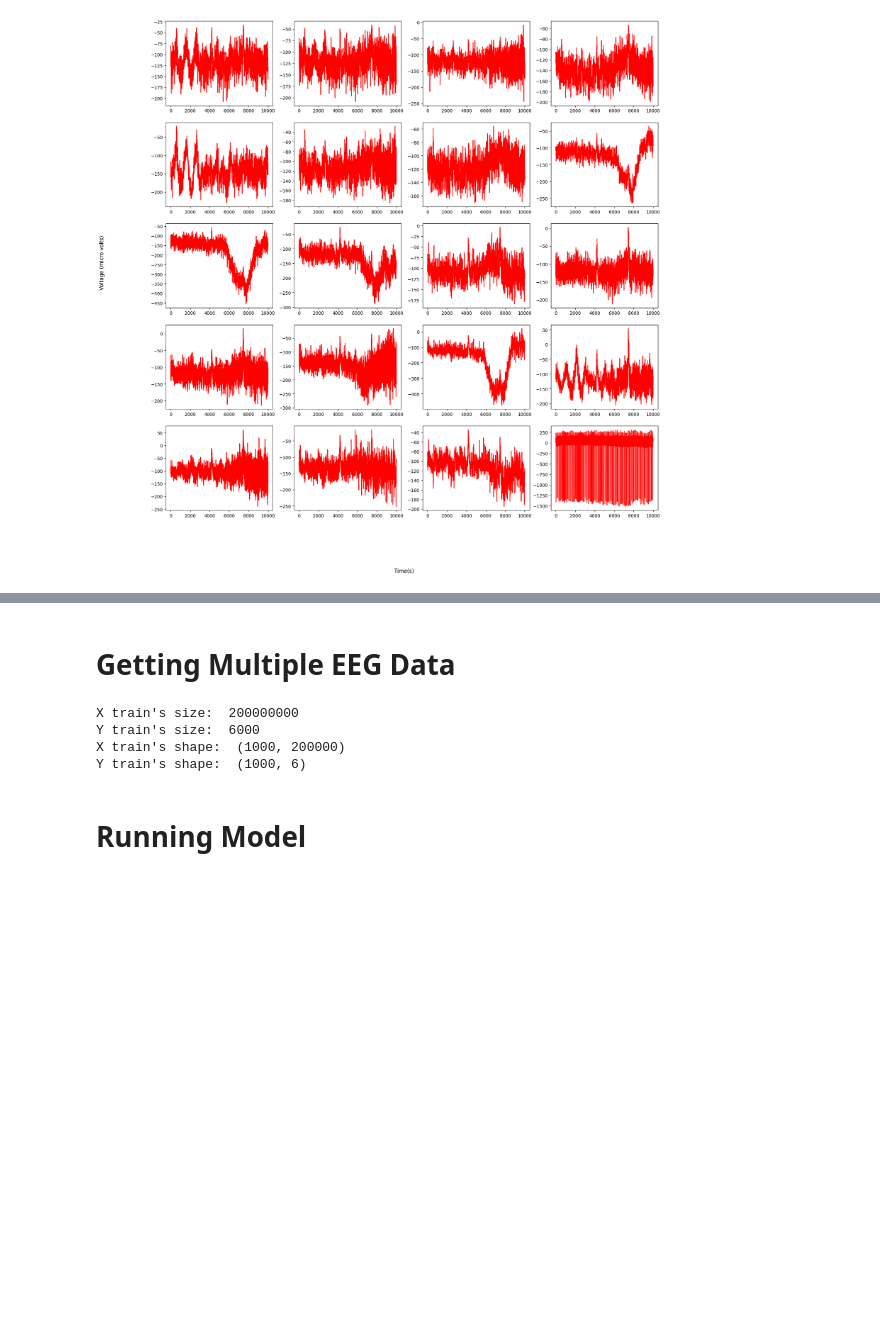
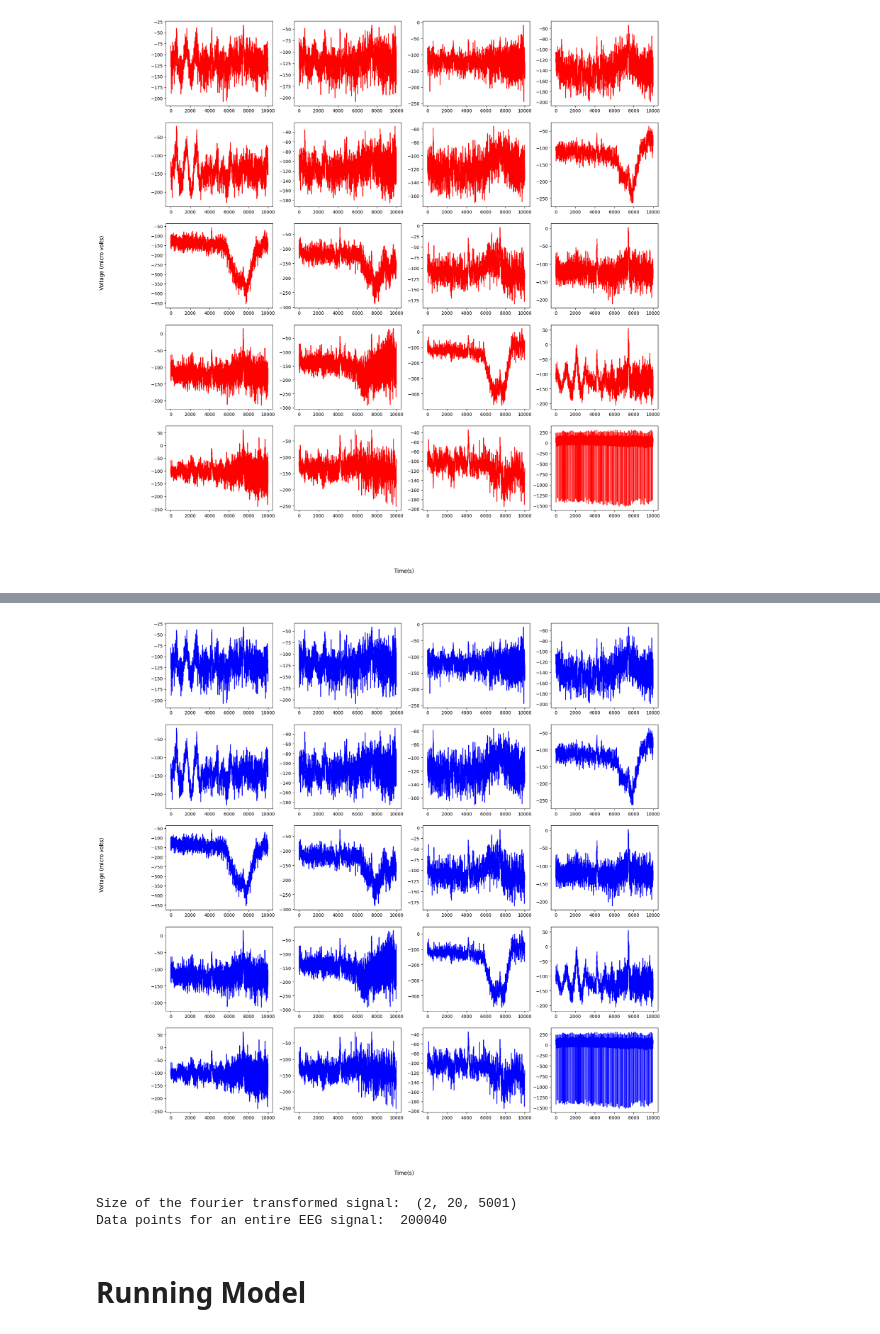
Before and after one commit to AnikaitLakhotia/harmful-brain-activity, a Jupyter notebook: sargun_implementation.ipynb, the cells around one changed output, grey strips where cells are left out. Cells and saved outputs as stored; diff of their text form; code cells hidden in the pictures; blank space fills up the shorter version.

```diff
--- a/sargun_implementation.ipynb
+++ b/sargun_implementation.ipynb
@@ -65,5 +64,7 @@ def fourier_transform_eeg(eeg_data, level_of_detail=10):
     return filtered_signals
 # %%
+#### Function to visualize a Fourier Tranformed EEG ####
+
 def visualize_inverse_fourier(transformed_eeg_data):
     nx = 5
     ny = 4
@@ -74,8 +75,8 @@ def visualize_inverse_fourier(transformed_eeg_data):
 
     for i in range(transformed_eeg_data.shape[1]):
         # Reconstructing the filtered signal using the inverse Fourier transform
-        amplitude_and_frequency = transformed_eeg_data[:,i]
-        reconstructed_signal = ifft(amplitude_and_frequency)
+        amplitude, frequency = transformed_eeg_data[:,i]
+        reconstructed_signal = irfft(amplitude)
         axis[i // ny, i % ny].plot(reconstructed_signal,
                                     label="Reconstructed Signal",
                                     color="blue")
@@ -134,66 +187,14 @@ Shape of transformed list:  (2, 20, 1000)
-# %% [markdown]
-# Getting Multiple EEG Data
-# %%
-def get_input_data(length=1000):
-    # Reading from the train csv
-    train_data = pd.read_csv(TRAIN_CSV)
-
-    # Defining the duration time for eeg and spectrogram respectively
-    eeg_duration = 10000
-
-    # Defining the unit of measurment per second for eeg and spectrogram respectively
-    eeg_unit = 200  # 200 units takes per second
-
-    list_of_X_train = []
-    list_of_Y_train = []
-
-    for i in range(1, length + 1):
-        # Getting the i^th eeg and spectrogram data id respectively
-        eeg_id = train_data['eeg_id'][i]
-
-        # Getting the first label offset seconds for eeg and spectrogram respectively
-        eeg_label_offset_seconds = train_data['eeg_label_offset_seconds'][i] * eeg_unit
-
-        # Reading the eeg and spectrogram data with the aforementioned ids
-        eeg = pd.read_parquet(TRAIN_EEGS + f'{eeg_id}.parquet')
-
-        # Takes the 50 second sample of the eeg data
-        eeg = eeg.loc[eeg_label_offset_seconds : eeg_label_offset_seconds + eeg_duration - 1,]
-        eeg = eeg.to_numpy()
-        # Each row represents a time point with all the node.
-        # Each column represents a node at all time points one by one.
-
-        # Votes for each class
-        seizure_vote = train_data['seizure_vote'][0]
-        lpd_vote = train_data['lpd_vote'][0]
-        gpd_vote = train_data['gpd_vote'][0]
-        lrda_vote = train_data['lrda_vote'][0]
-        grda_vote = train_data['grda_vote'][0]
-        other_vote = train_data['other_vote'][0]
-
-        # Defining the new X_train and Y_train
-        y_train = [seizure_vote, lpd_vote, gpd_vote, lrda_vote, grda_vote, other_vote]
-        x_train = np.array(fourier_transform_eeg(eeg)).T.flatten().tolist()
-        list_of_X_train.append(x_train)
-        list_of_Y_train.append(y_train)
-
-    return list_of_X_train, list_of_Y_train
-
-X_train_list, Y_train_list = get_input_data()
-
-X_train_list = np.array(X_train_list)
-Y_train_list = np.array(Y_train_list)
-
-print("X train's size: ", X_train_list.size)
-print("Y train's size: ", Y_train_list.size)
-
-print("X train's shape: ", X_train_list.shape)
-print("Y train's shape: ", Y_train_list.shape)
-# %% [output]
-X train's size:  200000000
-Y train's size:  6000
-X train's shape:  (1000, 200000)
-Y train's shape:  (1000, 6)
+# %%
+transformed_eeg_list = fourier_transform_eeg(eeg)
+visualize_inverse_fourier(transformed_eeg_list)
+# %% [output]
+[figure, added]
+# %%
+print("Size of the fourier transformed signal: ", transformed_eeg_list.shape)
+print("Data points for an entire EEG signal: ", transformed_eeg_list.size)
+# %% [output]
+Size of the fourier transformed signal:  (2, 20, 5001)
+Data points for an entire EEG signal:  200040
 # %% [markdown]
 # Running Model
 # %%
```
Also changed, not shown: parts of 9 cells of this notebook.
